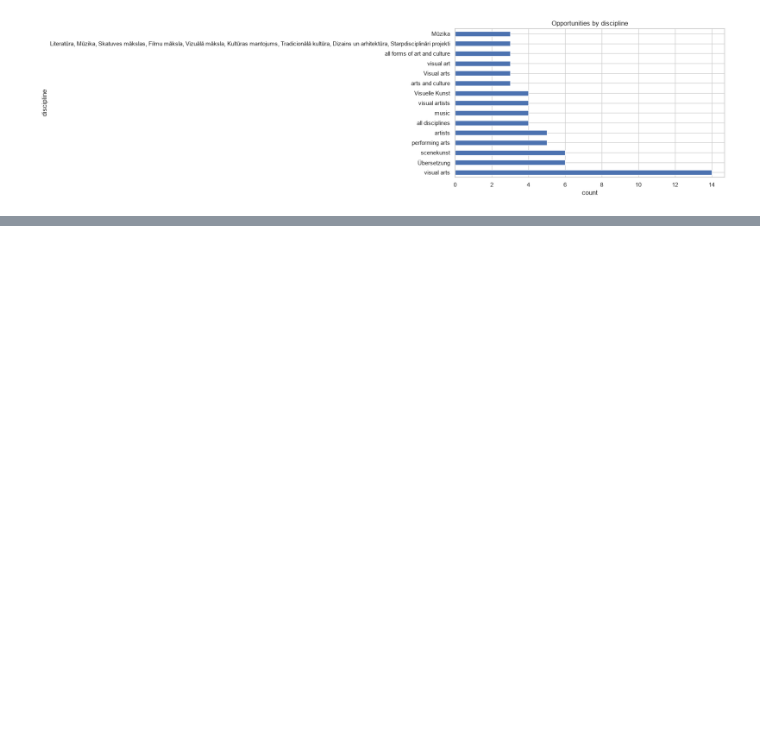
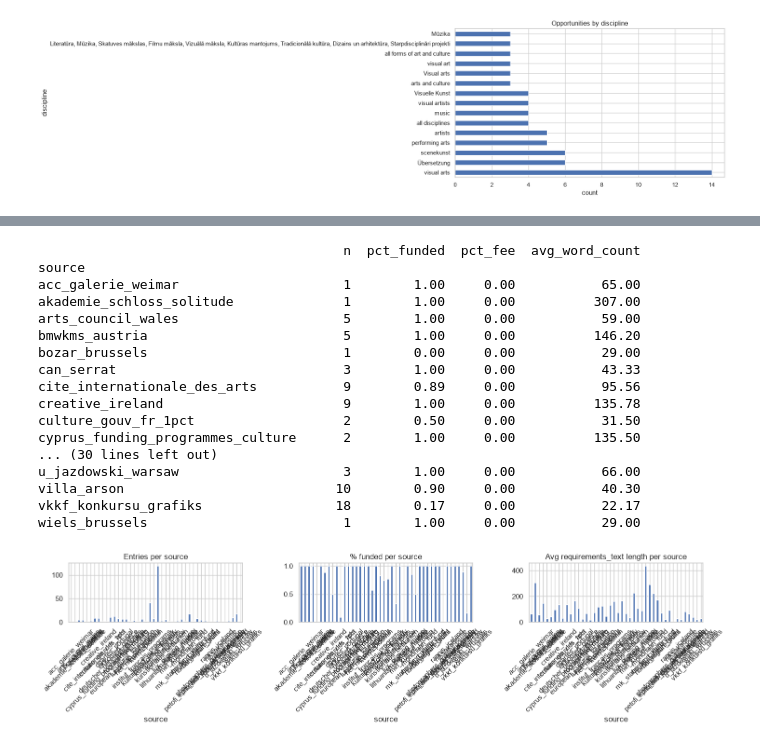
Before and after one commit to Lucaisok/open_art, a Jupyter notebook: notebooks/eda.ipynb, the cells around one changed output, grey strips where cells are left out. Drawn from its saved outputs; the diff is of its cells as text; code cells hidden in the pictures; blank space fills up the shorter version.

```diff
--- a/notebooks/eda.ipynb
+++ b/notebooks/eda.ipynb
@@ -217,0 +233,35 @@ Name: requirements_text_en, dtype: float64
+# %%
+source_summary = df.groupby("source").agg(
+    n=("id", "count"),
+    pct_funded=("funding", lambda s: (s.notna() & (s.astype(str).str.strip() != "")).mean()),
+    pct_fee=("application_fee", lambda s: (s.notna() & (s.astype(str).str.strip() != "")).mean()),
+    avg_word_count=("requirements_text_en" if "requirements_text_en" in df.columns else "requirements_text",
+                     lambda s: s.fillna("").str.split().str.len().mean()),
+)
+print(source_summary.round(2))
+
+fig, axes = plt.subplots(1, 3, figsize=(15, 4))
+source_summary["n"].plot(kind="bar", ax=axes[0], title="Entries per source", rot=45)
+source_summary["pct_funded"].plot(kind="bar", ax=axes[1], title="% funded per source", rot=45)
+source_summary["avg_word_count"].plot(kind="bar", ax=axes[2], title="Avg requirements_text length per source", rot=45)
+plt.tight_layout()
+plt.show()
+# %% [output]
+                                       n  pct_funded  pct_fee  avg_word_count
+source
+acc_galerie_weimar                     1        1.00     0.00           65.00
+akademie_schloss_solitude              1        1.00     0.00          307.00
+arts_council_wales                     5        1.00     0.00           59.00
+bmwkms_austria                         5        1.00     0.00          146.20
+bozar_brussels                         1        0.00     0.00           29.00
+can_serrat                             3        1.00     0.00           43.33
+cite_internationale_des_arts           9        0.89     0.00           95.56
+creative_ireland                       9        1.00     0.00          135.78
+culture_gouv_fr_1pct                   2        0.50     0.00           31.50
+cyprus_funding_programmes_culture      2        1.00     0.00          135.50
+... (30 lines left out)
+u_jazdowski_warsaw                     3        1.00     0.00           66.00
+villa_arson                           10        0.90     0.00           40.30
+vkkf_konkursu_grafiks                 18        0.17     0.00           22.17
+wiels_brussels                         1        1.00     0.00           29.00
+[figure, added]
```
Also changed, not shown: parts of 14 cells of this notebook, 10 other files.
